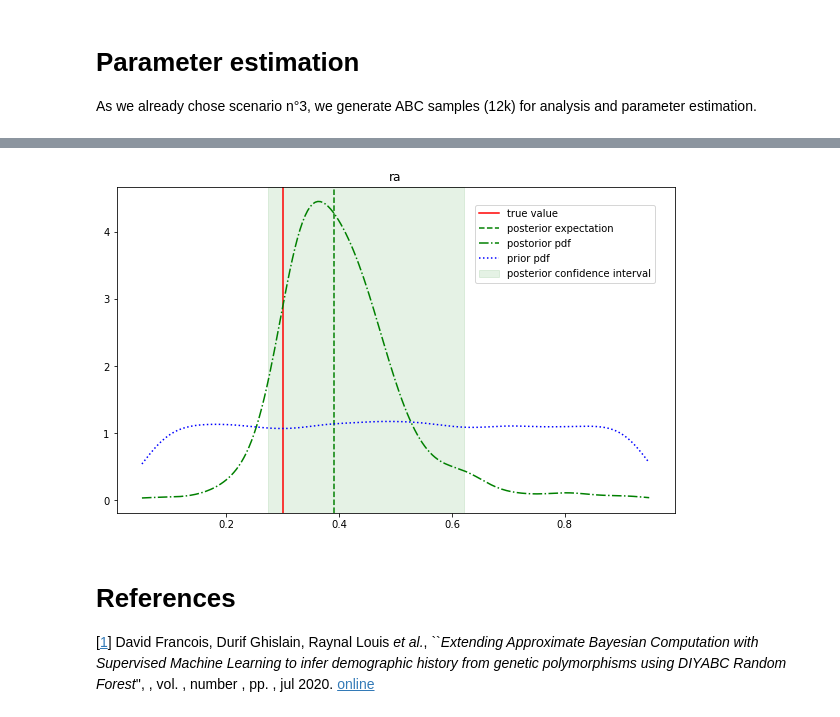
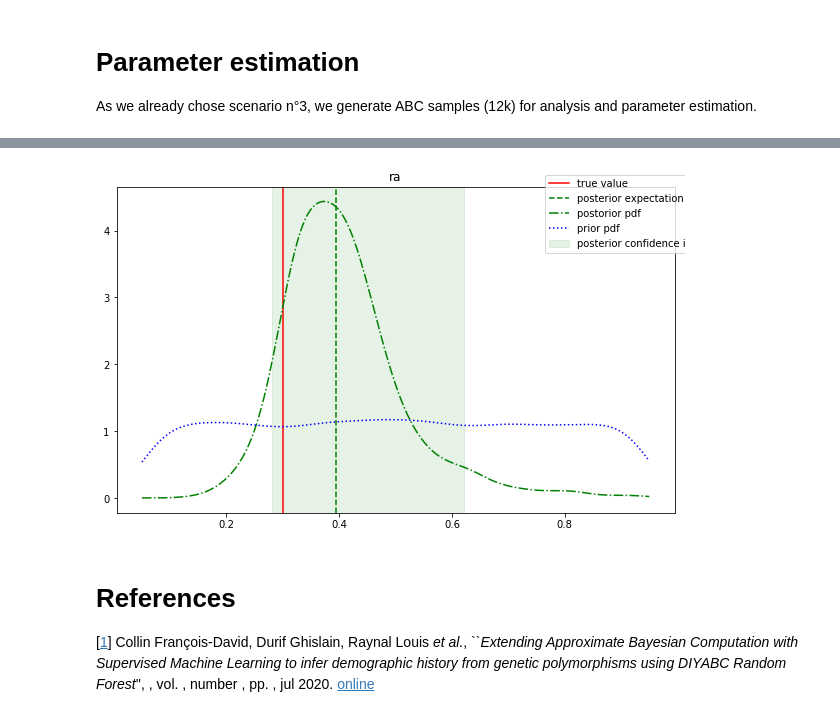
Before and after one commit to diyabc/abcranger, a Jupyter notebook: notebooks/Population genetics Demo.ipynb, the cells around one changed output, grey strips where cells are left out. Saved outputs shown, nothing was run; the diff lists cells and outputs as text; code cells hidden in the pictures.

```diff
--- a/notebooks/Population genetics Demo.ipynb
+++ b/notebooks/Population genetics Demo.ipynb
@@ -152,30 +150,30 @@ plt.ylabel('MSE OOB error (smoothed)');
 # %%
 from scipy.stats import gaussian_kde
 ra_reality = 0.3
 fig = plt.figure(figsize=(10,6))
 ax = plt.gca()
 x,y = np.asanyarray(postres.values_weights)[:,0],np.asanyarray(postres.values_weights)[:,1]
 pdfw = gaussian_kde(x,weights=y)
 pdf = gaussian_kde(x)
 xp = np.linspace(np.min(x), np.max(x), 200)
 ax.set_title('ra')
 ax.axvline(x=ra_reality, color='r')
-ax.axvline(postres.point_estimates['Median'], color='g', linestyle = '--')
-ax.axvspan(postres.point_estimates['Quantile_0.05'],
-           postres.point_estimates['Quantile_0.95'],
+ax.axvline(postres.point_estimates[0]['Median'], color='g', linestyle = '--')
+ax.axvspan(postres.point_estimates[0]['Quantile_0.05'],
+           postres.point_estimates[0]['Quantile_0.95'],
            alpha=0.1,color='g')
 ax.plot(xp,pdfw(xp),color="g",linestyle = '-.')
 ax.plot(xp,pdf(xp),color="b", linestyle = 'dotted')
 
 fig.legend(['true value',
             'posterior expectation',
             'postorior pdf','prior pdf',
             'posterior confidence interval'],
           loc='upper right',bbox_to_anchor=(.87, .8, .01, .05));
 plt.savefig("genpop-ra.svg",format="svg")
 # %% [output]
-[figure, old version]
+[figure, new version]
 # %% [markdown]
 # References
 
-[<a id="cit-Collin_2020" href="#call-Collin_2020">1</a>] David Francois, Durif Ghislain, Raynal Louis <em>et al.</em>, ``_Extending Approximate Bayesian Computation with Supervised Machine Learning to infer demographic history from genetic polymorphisms using DIYABC Random Forest_'', , vol. , number , pp. , jul 2020.  [online](https://doi.org/10.22541%2Fau.159480722.26357192)
+[<a id="cit-Collin_2020" href="#call-Collin_2020">1</a>] Collin François-David, Durif Ghislain, Raynal Louis <em>et al.</em>, ``_Extending Approximate Bayesian Computation with Supervised Machine Learning to infer demographic history from genetic polymorphisms using DIYABC Random Forest_'', , vol. , number , pp. , jul 2020.  [online](https://doi.org/10.22541%2Fau.159480722.26357192)
```
Also changed, not shown: parts of 7 cells of this notebook, 13 other files.
